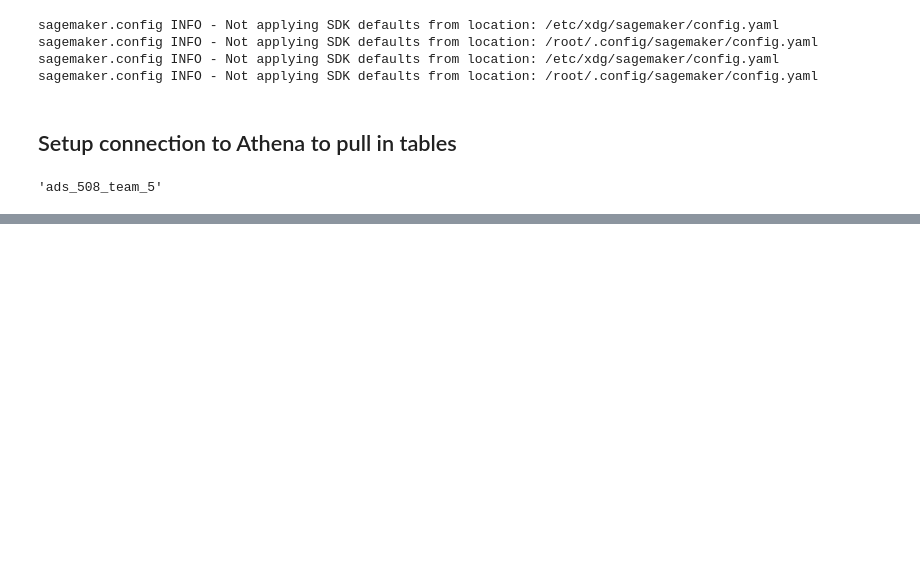
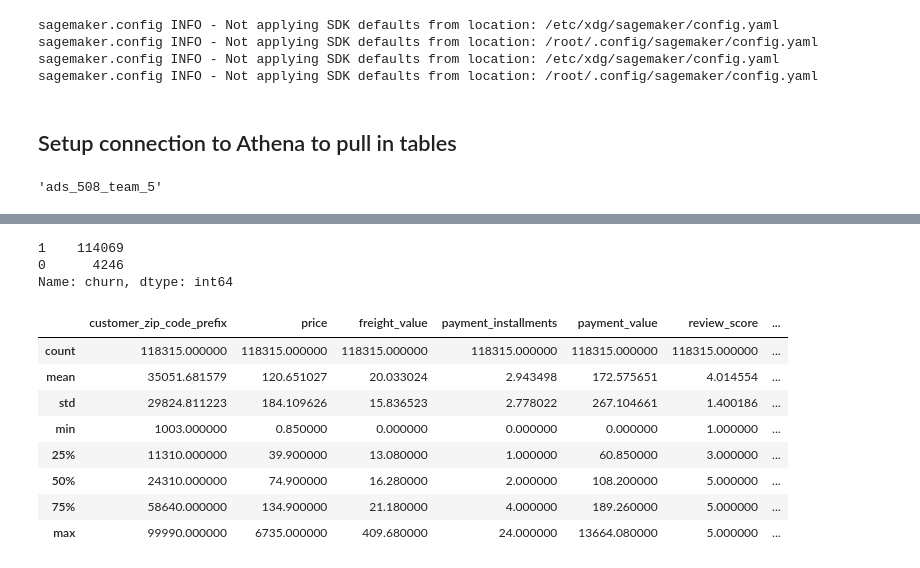
Before and after one commit to justinm329/ads_508_team_project_test, a Jupyter notebook: JF_EDA_refined.ipynb, the cells around one changed output, grey strips where cells are left out. Saved outputs shown, nothing was run; the diff lists cells and outputs as text; code cells hidden in the pictures; blank space fills up the shorter version.

```diff
--- a/JF_EDA_refined.ipynb
+++ b/JF_EDA_refined.ipynb
@@ -57,0 +101,3 @@ main_df.head()
+# %%
+orders_df = pd.read_csv('Data/orders_dataset.csv')
+orders_df.head()
@@ -57,0 +134,34 @@ main_df.head()
+# %%
+## In order for us to get teh customer churn we need to figure out who has made reorders and who has not, we can use the customer_id key
+## and teh customer unique key
+
+# conver teh timestamp to a date time
+df_merged['order_purchase_timestamp'] = pd.to_datetime(df_merged['order_purchase_timestamp'])
+# get tehf irst and last purchase for each customer
+purchase_dates = df_merged.groupby('customer_unique_id').agg(first_purchase=pd.NamedAgg(column='order_purchase_timestamp', aggfunc='min'),
+                                                       last_purchase=pd.NamedAgg(column='order_purchase_timestamp', aggfunc='max')).reset_index()
+#Calculate the repurchase time in days for each customer
+purchase_dates['repurchase_time'] = (purchase_dates['last_purchase'] - purchase_dates['first_purchase']).dt.days
+churn_threshold = 180
+
+# Identify churned customers based on the churn threshold
+# Customers who have not made any repurchase within the churn threshold or who never made a repurchase
+purchase_dates['churn'] = ((purchase_dates['repurchase_time'] > churn_threshold) | (purchase_dates['repurchase_time'] == 0)).astype(int)
+df_with_churn = df_merged.merge(purchase_dates[['customer_unique_id', 'churn']], on='customer_unique_id', how='inner')
+df_with_churn['churn'].value_counts()
+# %% [output]
+1    114069
+0      4246
+Name: churn, dtype: int64
+# %%
+df_with_churn.describe()
+# %% [output]
+|  | customer_zip_code_prefix | price | freight_value | payment_installments | payment_value | review_score | ... |
+| count | 118315.000000 | 118315.000000 | 118315.000000 | 118315.000000 | 118315.000000 | 118315.000000 | ... |
+| mean | 35051.681579 | 120.651027 | 20.033024 | 2.943498 | 172.575651 | 4.014554 | ... |
+| std | 29824.811223 | 184.109626 | 15.836523 | 2.778022 | 267.104661 | 1.400186 | ... |
+| min | 1003.000000 | 0.850000 | 0.000000 | 0.000000 | 0.000000 | 1.000000 | ... |
+| 25% | 11310.000000 | 39.900000 | 13.080000 | 1.000000 | 60.850000 | 3.000000 | ... |
+| 50% | 24310.000000 | 74.900000 | 16.280000 | 2.000000 | 108.200000 | 5.000000 | ... |
+| 75% | 58640.000000 | 134.900000 | 21.180000 | 4.000000 | 189.260000 | 5.000000 | ... |
+| max | 99990.000000 | 6735.000000 | 409.680000 | 24.000000 | 13664.080000 | 5.000000 | ... |
```
Also changed, not shown: parts of 20 cells of this notebook.
